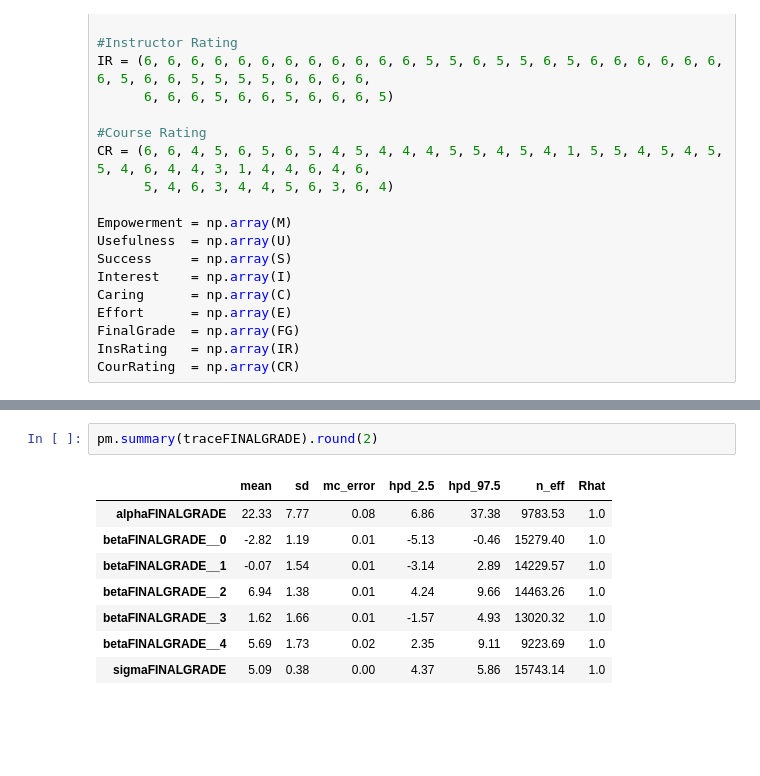
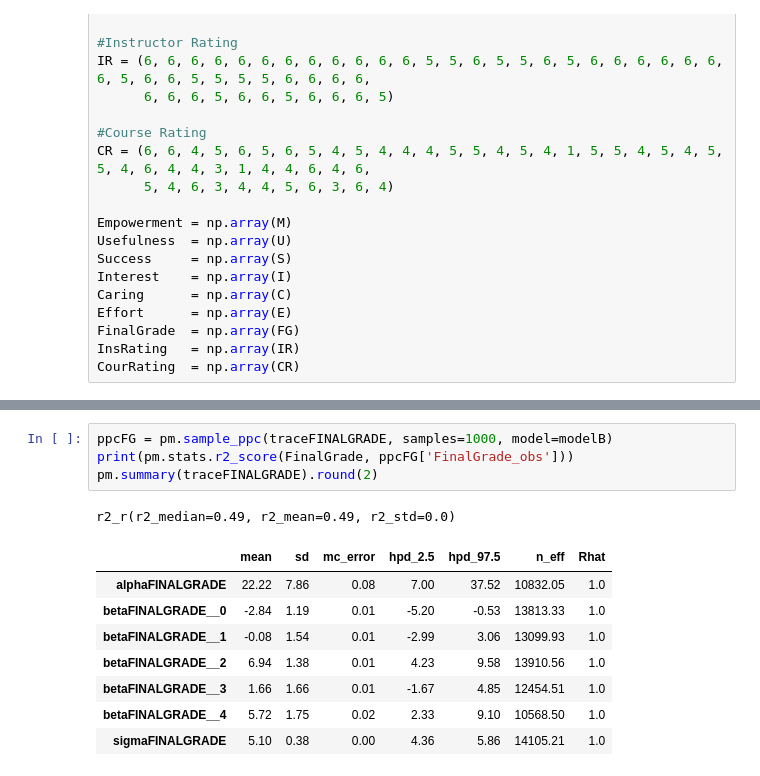
Before and after one commit to ljnovoa/Bayesian-Analysis, a Jupyter notebook: 291 MUSIC Bayesian Regression.ipynb, the cells around one changed output, grey strips where cells are left out. Cells and saved outputs as stored; diff of their text form; blank space fills up the shorter version.

```diff
--- a/291 MUSIC Bayesian Regression.ipynb
+++ b/291 MUSIC Bayesian Regression.ipynb
@@ -140,15 +148,18 @@ The `ymin` argument was deprecated in Matplotlib 3.0 and will be removed in 3.2.
 [figure]
-# %%
-pm.summary(traceFINALGRADE).round(2)
-# %% [output]
-|  | mean | sd | mc_error | hpd_2.5 | hpd_97.5 | n_eff | Rhat |
-| alphaFINALGRADE | 22.33 | 7.77 | 0.08 | 6.86 | 37.38 | 9783.53 | 1.0 |
-| betaFINALGRADE__0 | -2.82 | 1.19 | 0.01 | -5.13 | -0.46 | 15279.40 | 1.0 |
-| betaFINALGRADE__1 | -0.07 | 1.54 | 0.01 | -3.14 | 2.89 | 14229.57 | 1.0 |
-| betaFINALGRADE__2 | 6.94 | 1.38 | 0.01 | 4.24 | 9.66 | 14463.26 | 1.0 |
-| betaFINALGRADE__3 | 1.62 | 1.66 | 0.01 | -1.57 | 4.93 | 13020.32 | 1.0 |
-| betaFINALGRADE__4 | 5.69 | 1.73 | 0.02 | 2.35 | 9.11 | 9223.69 | 1.0 |
-| sigmaFINALGRADE | 5.09 | 0.38 | 0.00 | 4.37 | 5.86 | 15743.14 | 1.0 |
+# %%
+ppcFG = pm.sample_ppc(traceFINALGRADE, samples=1000, model=modelB)
+print(pm.stats.r2_score(FinalGrade, ppcFG['FinalGrade_obs']))
+pm.summary(traceFINALGRADE).round(2)
+# %% [output]
+r2_r(r2_median=0.49, r2_mean=0.49, r2_std=0.0)
+|  | mean | sd | mc_error | hpd_2.5 | hpd_97.5 | n_eff | Rhat |
+| alphaFINALGRADE | 22.22 | 7.86 | 0.08 | 7.00 | 37.52 | 10832.05 | 1.0 |
+| betaFINALGRADE__0 | -2.84 | 1.19 | 0.01 | -5.20 | -0.53 | 13813.33 | 1.0 |
+| betaFINALGRADE__1 | -0.08 | 1.54 | 0.01 | -2.99 | 3.06 | 13099.93 | 1.0 |
+| betaFINALGRADE__2 | 6.94 | 1.38 | 0.01 | 4.23 | 9.58 | 13910.56 | 1.0 |
+| betaFINALGRADE__3 | 1.66 | 1.66 | 0.01 | -1.67 | 4.85 | 12454.51 | 1.0 |
+| betaFINALGRADE__4 | 5.72 | 1.75 | 0.02 | 2.33 | 9.10 | 10568.50 | 1.0 |
+| sigmaFINALGRADE | 5.10 | 0.38 | 0.00 | 4.36 | 5.86 | 14105.21 | 1.0 |
 # %%
 #INSTRUCTOR RATING MODEL
 
```
Also changed, not shown: parts of 11 cells of this notebook.
